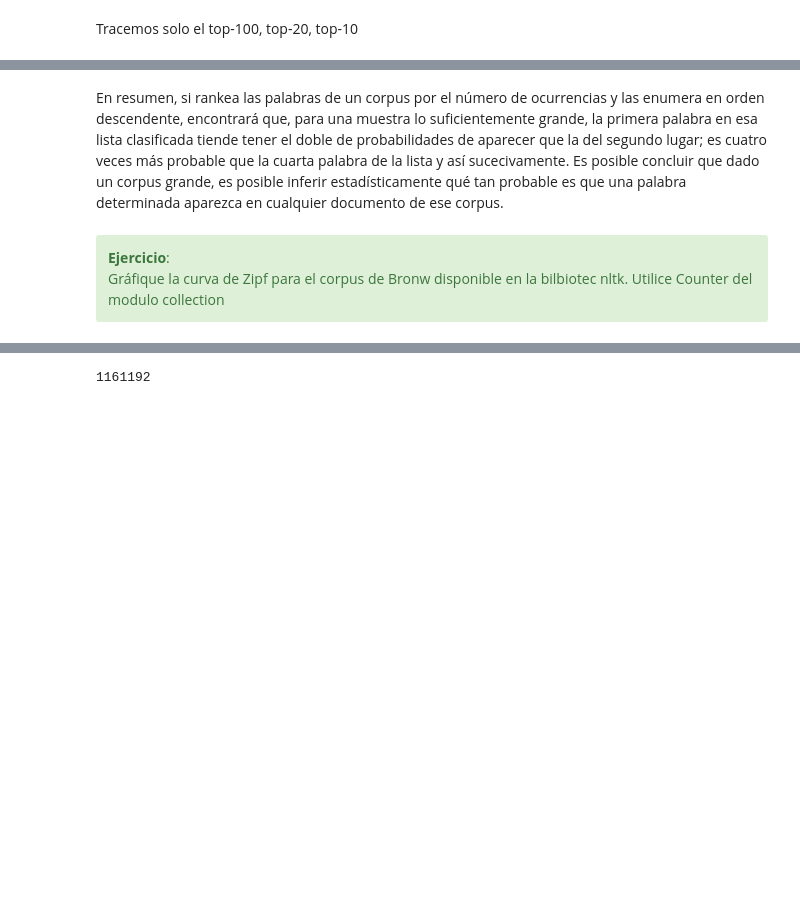
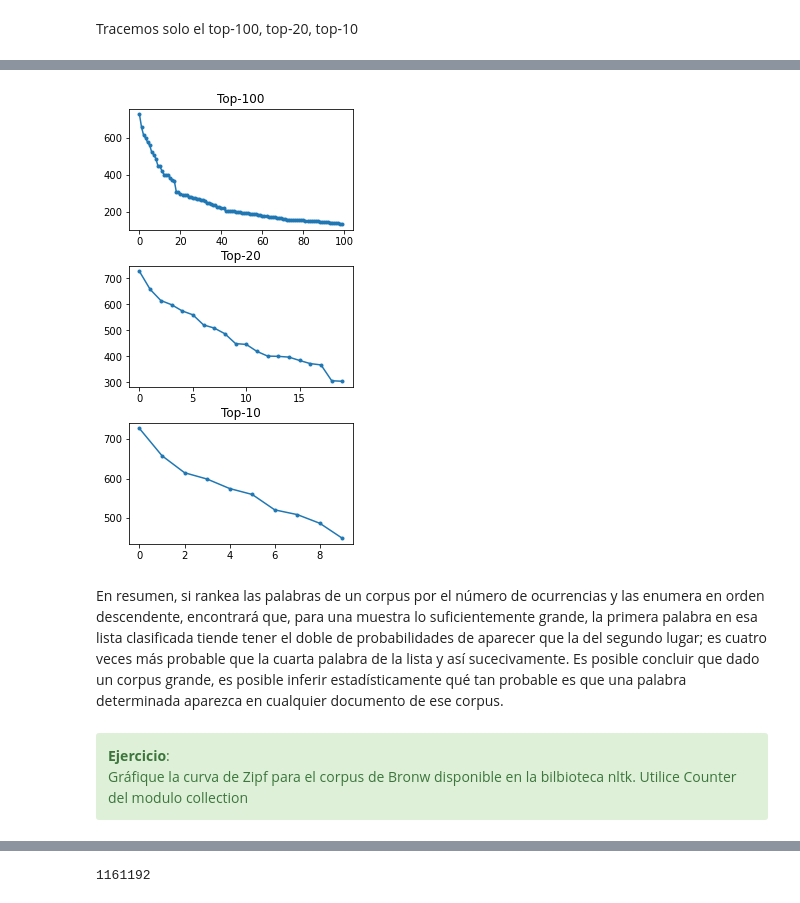
Before and after one commit to kyriox/nlp, a Jupyter notebook: 04_TF-IDF.ipynb, the cells around one changed output, grey strips where cells are left out. Cells and saved outputs as stored; diff of their text form; code cells hidden in the pictures; blank space fills up the shorter version.

```diff
--- a/04_TF-IDF.ipynb
+++ b/04_TF-IDF.ipynb
@@ -172,5 +268,5 @@ NameError: name 'tk' is not defined
 # %%
 voc1=list(tk1.vocabulario.items())
 voc1.sort(reverse=True, key=lambda x: x[1])
-voc1_sort=[(tk1.vocabulario_index[token],count) for token,count in voc1]
+voc1_sort=[(np.argwhere(tk1.vocabulario_index==token)[0][0],count) for token,count in voc1]
 # %%
@@ -297,8 +402,16 @@ plt.subplots_adjust(hspace=0.3)
+# %%
+fig,axes=plt.subplots(3,1, figsize = (4,8))
+for i,t in enumerate([100,20,10]):
+    axes[i].plot([x[1] for x in voc1_sort[:t]], marker='.')
+    axes[i].set_title(f"Top-{t}")
+plt.subplots_adjust(hspace=0.3)
+# %% [output]
+[figure, added]
 # %% [markdown]
 En resumen, si rankea las palabras de un corpus por el número de ocurrencias y las enumera en orden descendente, encontrará que, para una muestra lo suficientemente grande, la primera palabra en esa lista clasificada tiende tener el doble de probabilidades de aparecer que la del segundo lugar; es cuatro veces más probable que la cuarta palabra de la lista y así sucecivamente. Es posible concluir que dado un corpus grande, es posible inferir estadísticamente qué tan probable es que una palabra determinada aparezca en cualquier documento de ese corpus.
 # %% [markdown]
 <div class="alert alert-success">
 <b>Ejercicio</b>:<br />
-   Gráfique la curva de Zipf para el corpus de Bronw disponible en la bilbiotec nltk. Utilice Counter del modulo collection
+   Gráfique la curva de Zipf para el corpus de Bronw disponible en la bilbioteca nltk. Utilice Counter del modulo collection
 </div>
 # %%
```
Also changed, not shown: parts of 84 cells of this notebook, 2 other files.
